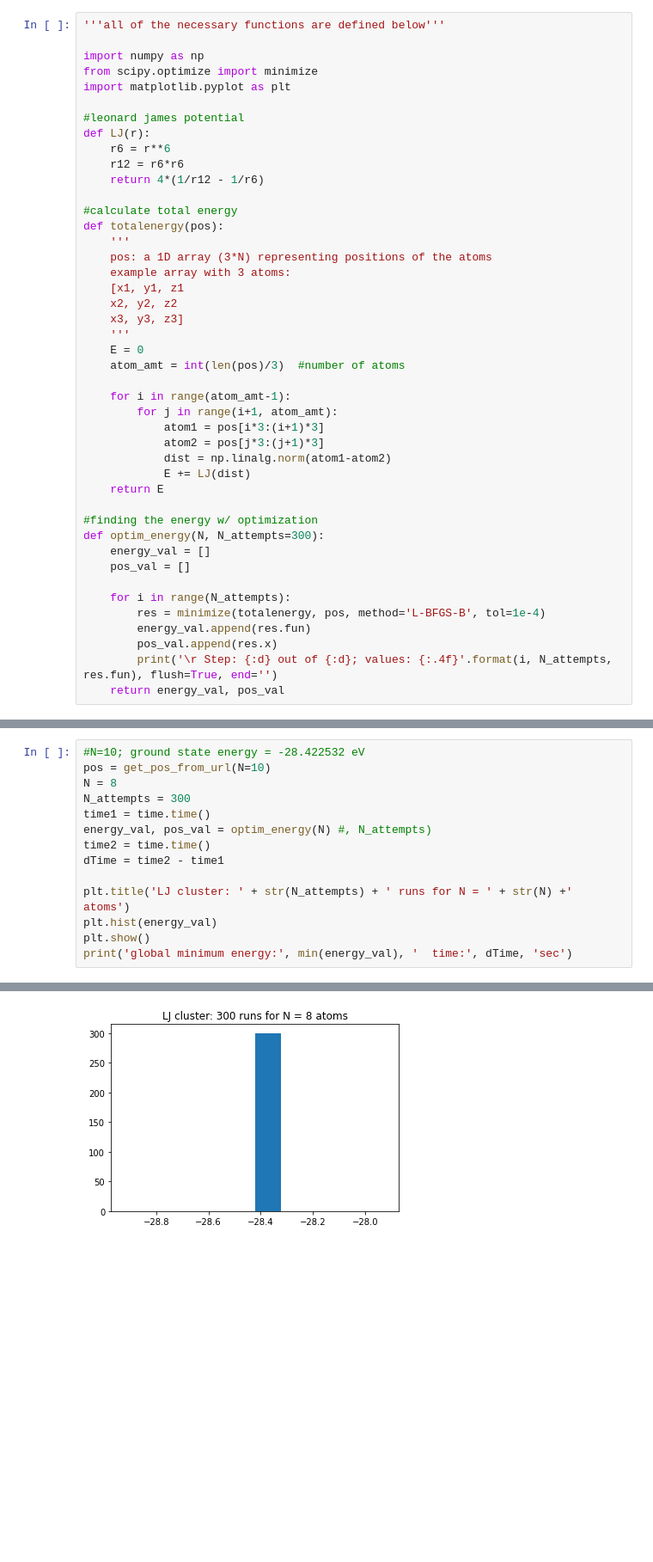
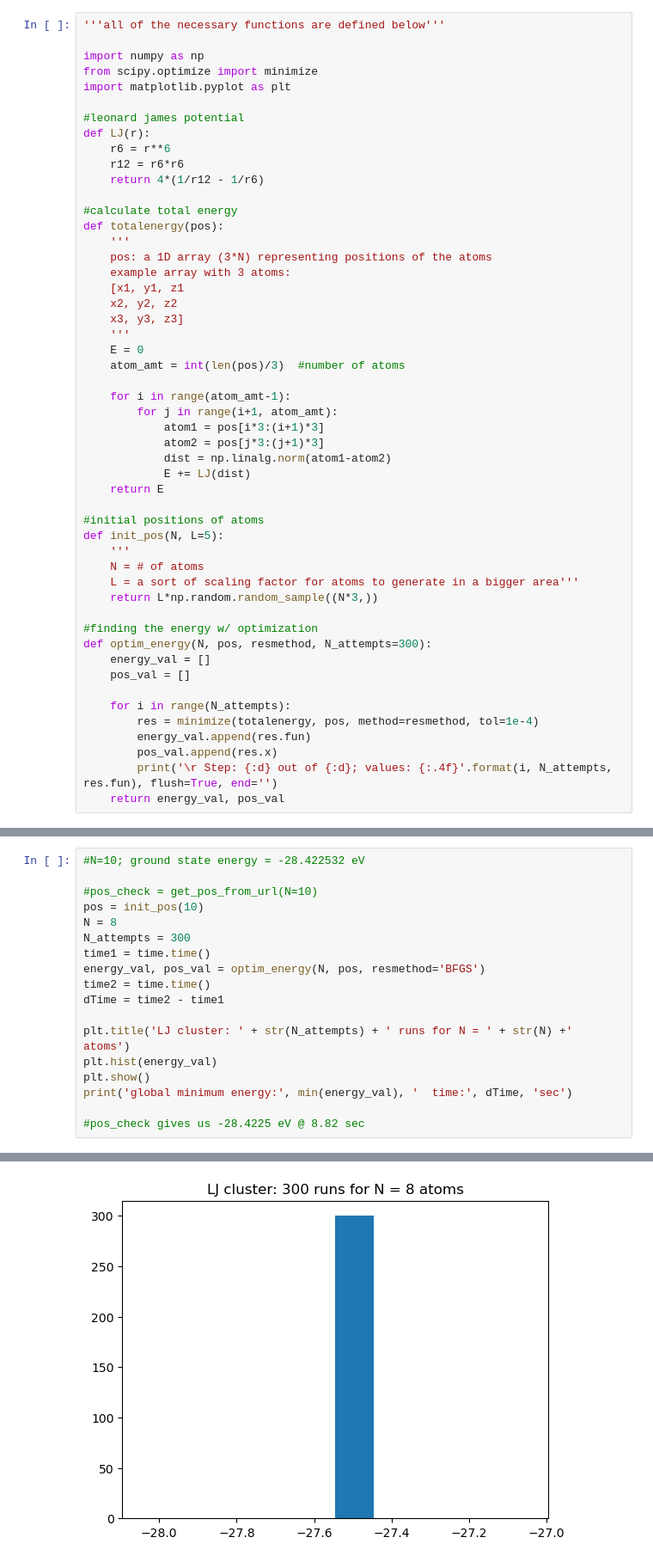
Before and after one commit to shainnyan/ComputationalPhysics300, a Jupyter notebook: homework/HW-Lec_18.ipynb, the cells around one changed output, grey strips where cells are left out. Shown: that part at 86% size. Cells and saved outputs as stored; diff of their text form; blank space fills up the shorter version.

```diff
--- a/homework/HW-Lec_18.ipynb
+++ b/homework/HW-Lec_18.ipynb
@@ -42,13 +42,20 @@ def totalenergy(pos):
             E += LJ(dist)
     return E
 
+#initial positions of atoms
+def init_pos(N, L=5):
+    '''
+    N = # of atoms
+    L = a sort of scaling factor for atoms to generate in a bigger area'''
+    return L*np.random.random_sample((N*3,))
+
 #finding the energy w/ optimization
-def optim_energy(N, N_attempts=300):
+def optim_energy(N, pos, resmethod, N_attempts=300):
     energy_val = []
     pos_val = []
 
     for i in range(N_attempts):
-        res = minimize(totalenergy, pos, method='L-BFGS-B', tol=1e-4)
+        res = minimize(totalenergy, pos, method=resmethod, tol=1e-4)
         energy_val.append(res.fun)
         pos_val.append(res.x)
         print('\r Step: {:d} out of {:d}; values: {:.4f}'.format(i, N_attempts, res.fun), flush=True, end='')
@@ -97,10 +116,12 @@ global minimum energy: -19.82148919196902   time: 51.87763452529907 sec
 # %%
 #N=10; ground state energy = -28.422532 eV
-pos = get_pos_from_url(N=10)
+
+#pos_check = get_pos_from_url(N=10)
+pos = init_pos(10)
 N = 8
 N_attempts = 300
 time1 = time.time()
-energy_val, pos_val = optim_energy(N) #, N_attempts)
+energy_val, pos_val = optim_energy(N, pos, resmethod='BFGS')
 time2 = time.time()
 dTime = time2 - time1
 
@@ -108,4 +129,6 @@ plt.title('LJ cluster: ' + str(N_attempts) + ' runs for N = ' + str(N) +' atoms'
 plt.hist(energy_val)
 plt.show()
 print('global minimum energy:', min(energy_val), '  time:', dTime, 'sec')
+
+#pos_check gives us -28.4225 eV @ 8.82 sec
 # %% [output]
@@ -113 +136 @@ print('global minimum energy:', min(energy_val), '  time:', dTime, 'sec')
-[figure, old version]
+[figure, new version]
```
Also changed, not shown: parts of 5 cells of this notebook.
